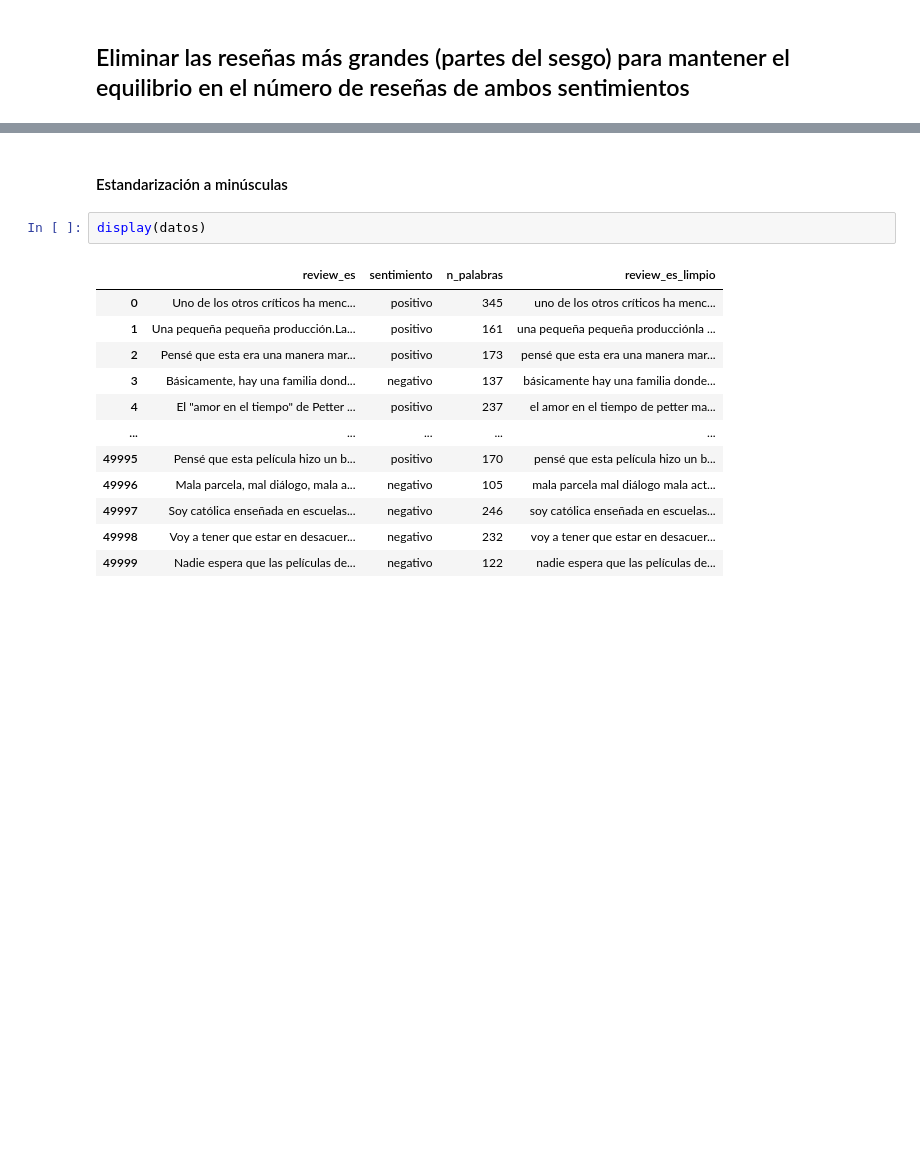
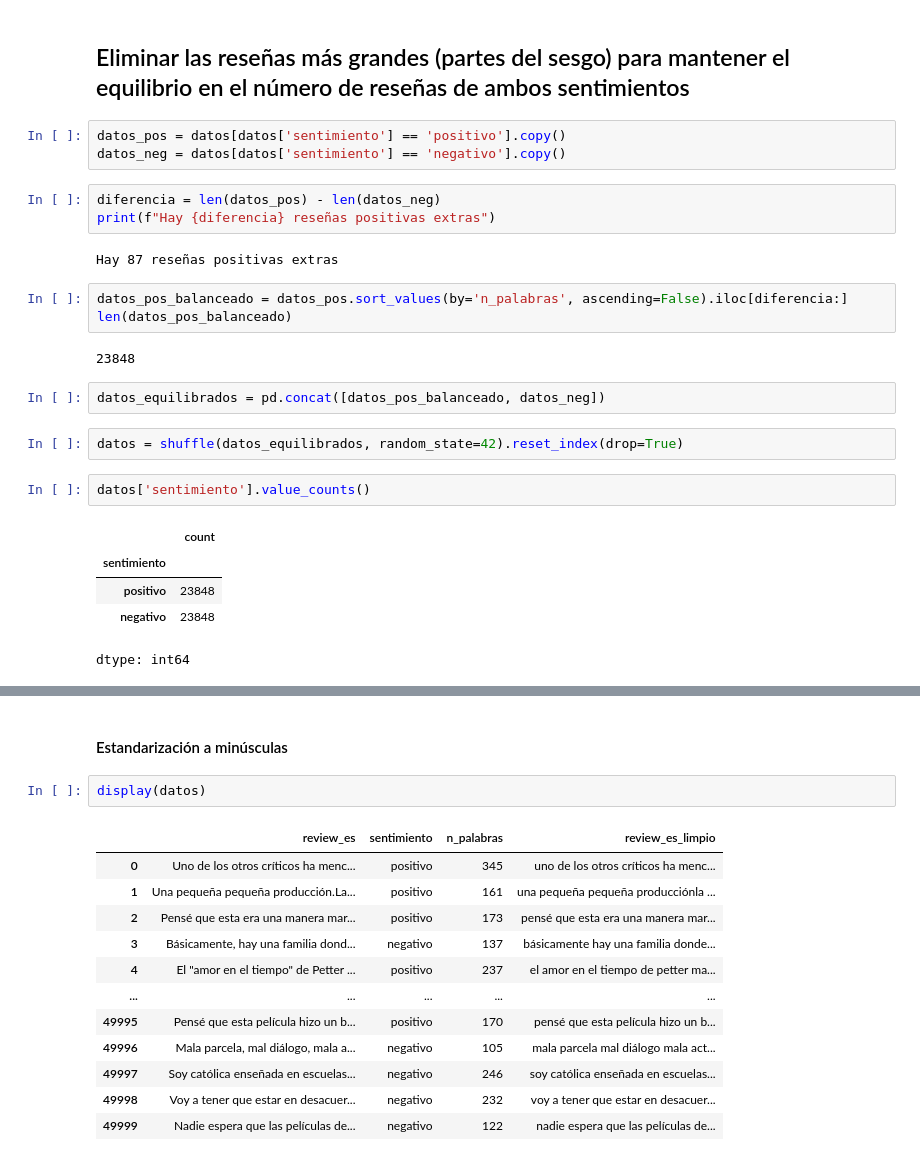
Before and after one commit to Bladimir0607/sentiment-api-equipo39, a Jupyter notebook: data_science/notebooks/Modelo_hackathon.ipynb, the cells around one changed output, grey strips where cells are left out. Cells and saved outputs as stored; diff of their text form; blank space fills up the shorter version.

Commit message:
Quitar datos más largos y balancear las reseñas positivas

```diff
--- a/data_science/notebooks/Modelo_hackathon.ipynb
+++ b/data_science/notebooks/Modelo_hackathon.ipynb
@@ -735,2 +747,27 @@ dtype: int64
 # %% [markdown]
 ## Eliminar las reseñas más grandes (partes del sesgo) para mantener el equilibrio en el número de reseñas de ambos sentimientos
+# %%
+datos_pos = datos[datos['sentimiento'] == 'positivo'].copy()
+datos_neg = datos[datos['sentimiento'] == 'negativo'].copy()
+# %%
+diferencia = len(datos_pos) - len(datos_neg)
+print(f"Hay {diferencia} reseñas positivas extras")
+# %% [output]
+Hay 87 reseñas positivas extras
+# %%
+datos_pos_balanceado = datos_pos.sort_values(by='n_palabras', ascending=False).iloc[diferencia:]
+len(datos_pos_balanceado)
+# %% [output]
+23848
+# %%
+datos_equilibrados = pd.concat([datos_pos_balanceado, datos_neg])
+# %%
+datos = shuffle(datos_equilibrados, random_state=42).reset_index(drop=True)
+# %%
+datos['sentimiento'].value_counts()
+# %% [output]
+|  | count |
+| sentimiento |  |
+| positivo | 23848 |
+| negativo | 23848 |
+dtype: int64
```
Also changed, not shown: parts of 7 cells of this notebook.
